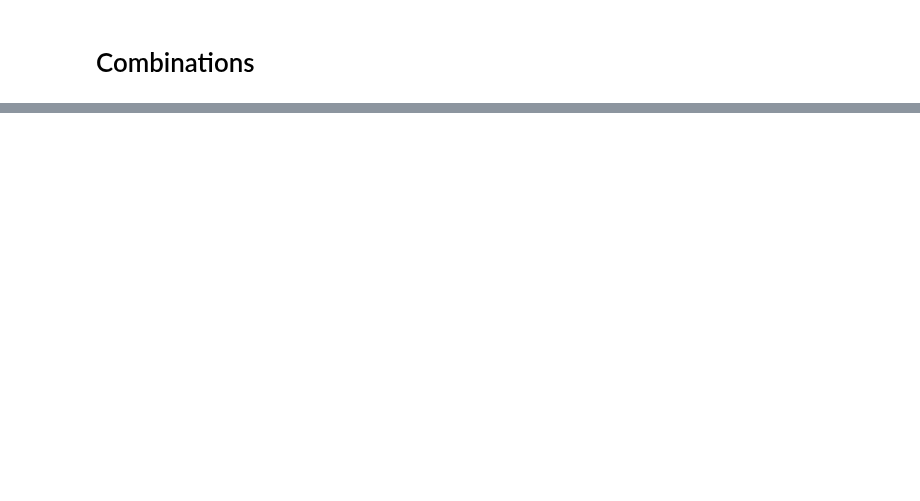
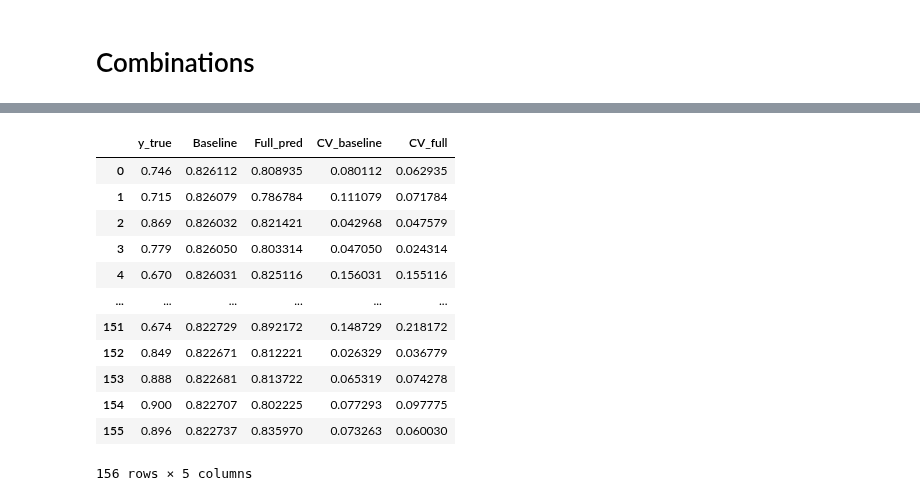
Before and after one commit to clarachristiansen/Bachelor_project, a Jupyter notebook: Individual_SARIMA_Boosted_CV_HPC.ipynb, the cells around one changed output, grey strips where cells are left out. Saved outputs shown, nothing was run; the diff lists cells and outputs as text; code cells hidden in the pictures; blank space fills up the shorter version.

```diff
--- a/Individual_SARIMA_Boosted_CV_HPC.ipynb
+++ b/Individual_SARIMA_Boosted_CV_HPC.ipynb
@@ -2816,0 +3208,16 @@ len(combinations)
+# %%
+results
+# %% [output]
+|  | y_true | Baseline | Full_pred | CV_baseline | CV_full |
+| 0 | 0.746 | 0.826112 | 0.808935 | 0.080112 | 0.062935 |
+| 1 | 0.715 | 0.826079 | 0.786784 | 0.111079 | 0.071784 |
+| 2 | 0.869 | 0.826032 | 0.821421 | 0.042968 | 0.047579 |
+| 3 | 0.779 | 0.826050 | 0.803314 | 0.047050 | 0.024314 |
+| 4 | 0.670 | 0.826031 | 0.825116 | 0.156031 | 0.155116 |
+| ... | ... | ... | ... | ... | ... |
+| 151 | 0.674 | 0.822729 | 0.892172 | 0.148729 | 0.218172 |
+| 152 | 0.849 | 0.822671 | 0.812221 | 0.026329 | 0.036779 |
+| 153 | 0.888 | 0.822681 | 0.813722 | 0.065319 | 0.074278 |
+| 154 | 0.900 | 0.822707 | 0.802225 | 0.077293 | 0.097775 |
+| 155 | 0.896 | 0.822737 | 0.835970 | 0.073263 | 0.060030 |
+156 rows × 5 columns
```
Also changed, not shown: parts of 8 cells of this notebook.
